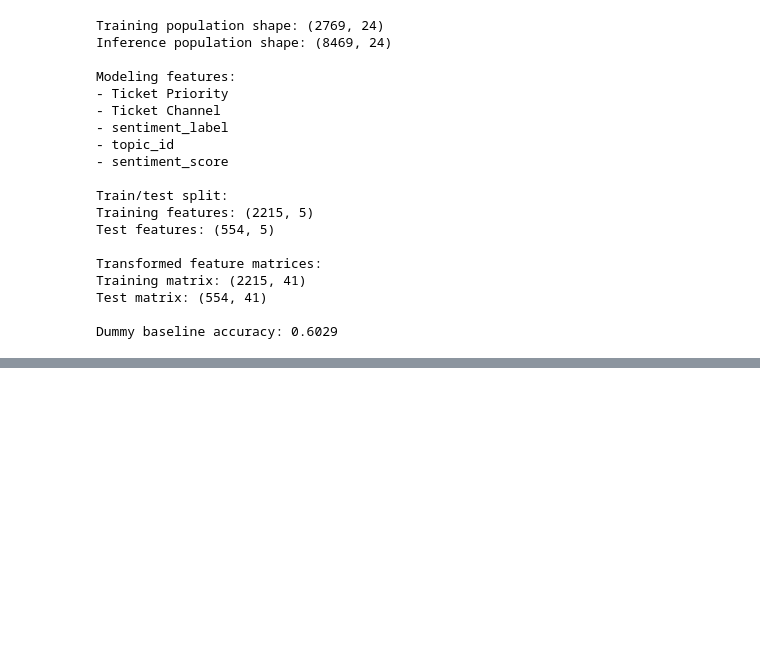
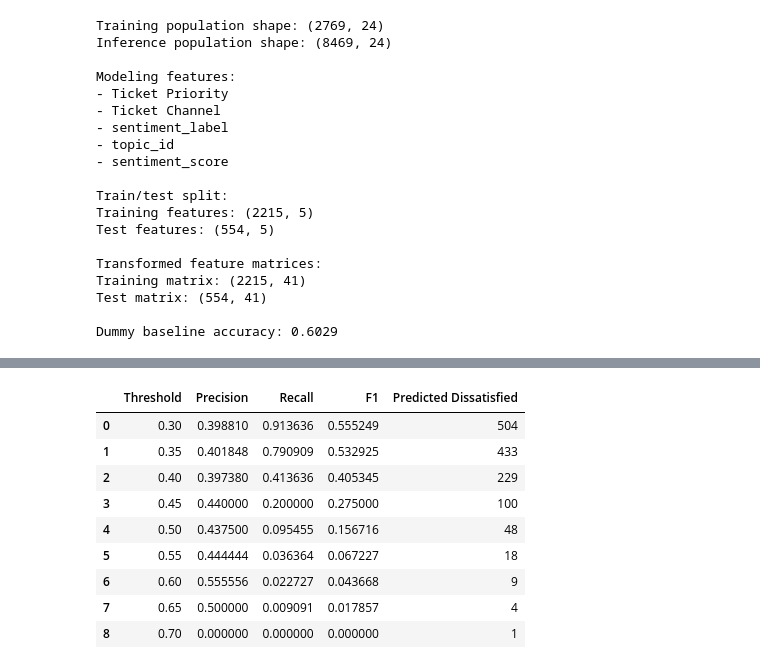
Before and after one commit to roshitha-nair/ai-customer-support-analytics, a Jupyter notebook: notebooks/04_dissatisfaction_risk.ipynb, the cells around one changed output, grey strips where cells are left out. Saved outputs shown, nothing was run; the diff lists cells and outputs as text; code cells hidden in the pictures; blank space fills up the shorter version.

```diff
--- a/notebooks/04_dissatisfaction_risk.ipynb
+++ b/notebooks/04_dissatisfaction_risk.ipynb
@@ -829,0 +1139,50 @@ Dummy baseline accuracy: 0.6029
+# %%
+# Define candidate classification thresholds.
+thresholds = np.arange(0.30, 0.71, 0.05)
+
+# Evaluate threshold performance for the Gradient Boosting model.
+threshold_results = []
+
+for threshold in thresholds:
+    threshold_predictions = (
+        gradient_boosting_probabilities >= threshold
+    ).astype(int)
+
+    threshold_results.append(
+        {
+            "Threshold": round(threshold, 2),
+            "Precision": precision_score(
+                y_test,
+                threshold_predictions,
+                zero_division=0,
+            ),
+            "Recall": recall_score(
+                y_test,
+                threshold_predictions,
+                zero_division=0,
+            ),
+            "F1": f1_score(
+                y_test,
+                threshold_predictions,
+                zero_division=0,
+            ),
+            "Predicted Dissatisfied": threshold_predictions.sum(),
+        }
+    )
+
+gradient_boosting_threshold_results = pd.DataFrame(
+    threshold_results
+)
+
+display(gradient_boosting_threshold_results)
+# %% [output]
+|  | Threshold | Precision | Recall | F1 | Predicted Dissatisfied |
+| 0 | 0.30 | 0.398810 | 0.913636 | 0.555249 | 504 |
+| 1 | 0.35 | 0.401848 | 0.790909 | 0.532925 | 433 |
+| 2 | 0.40 | 0.397380 | 0.413636 | 0.405345 | 229 |
+| 3 | 0.45 | 0.440000 | 0.200000 | 0.275000 | 100 |
+| 4 | 0.50 | 0.437500 | 0.095455 | 0.156716 | 48 |
+| 5 | 0.55 | 0.444444 | 0.036364 | 0.067227 | 18 |
+| 6 | 0.60 | 0.555556 | 0.022727 | 0.043668 | 9 |
+| 7 | 0.65 | 0.500000 | 0.009091 | 0.017857 | 4 |
+| 8 | 0.70 | 0.000000 | 0.000000 | 0.000000 | 1 |
```
Also changed, not shown: parts of 28 cells of this notebook, 3 other files.
